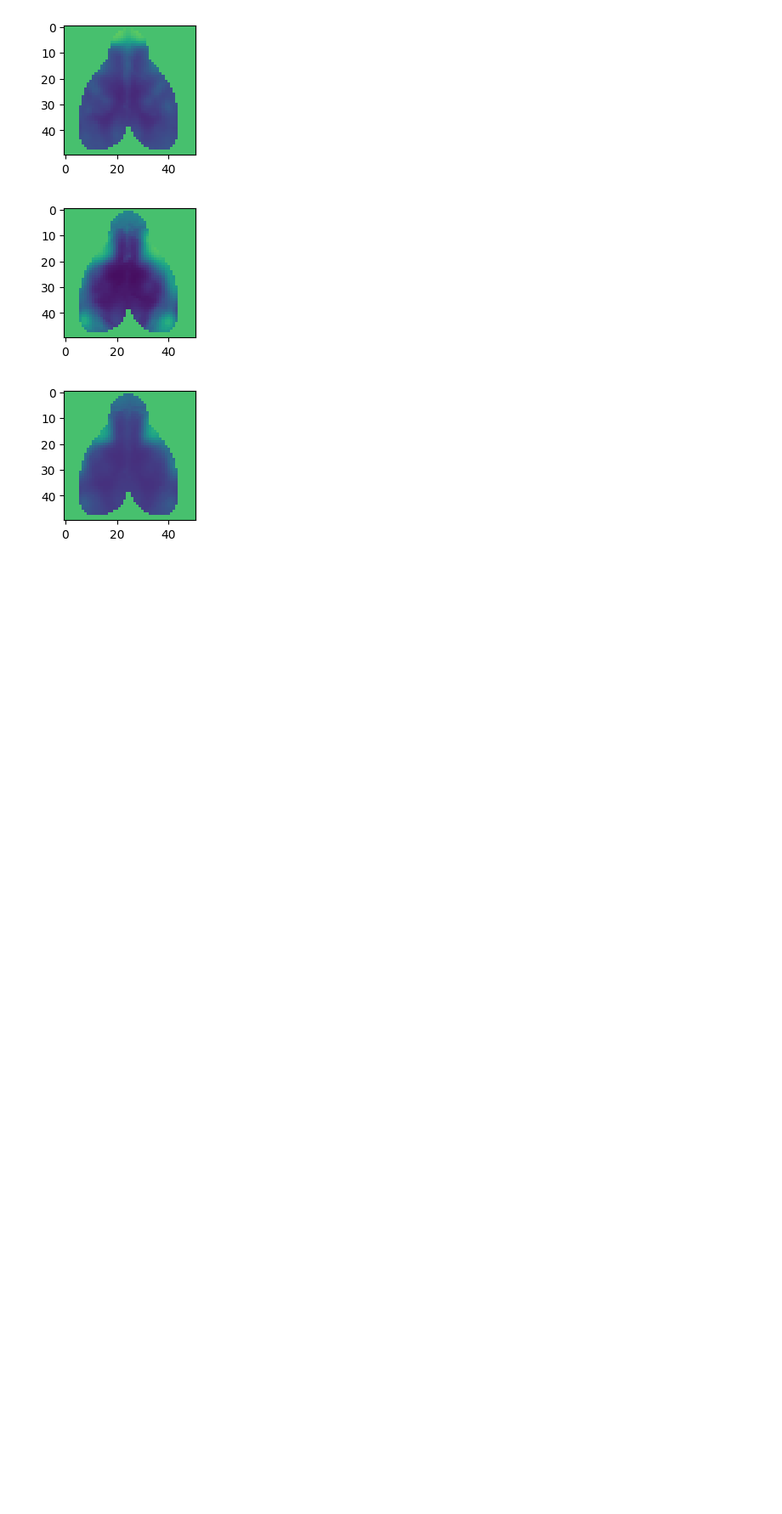
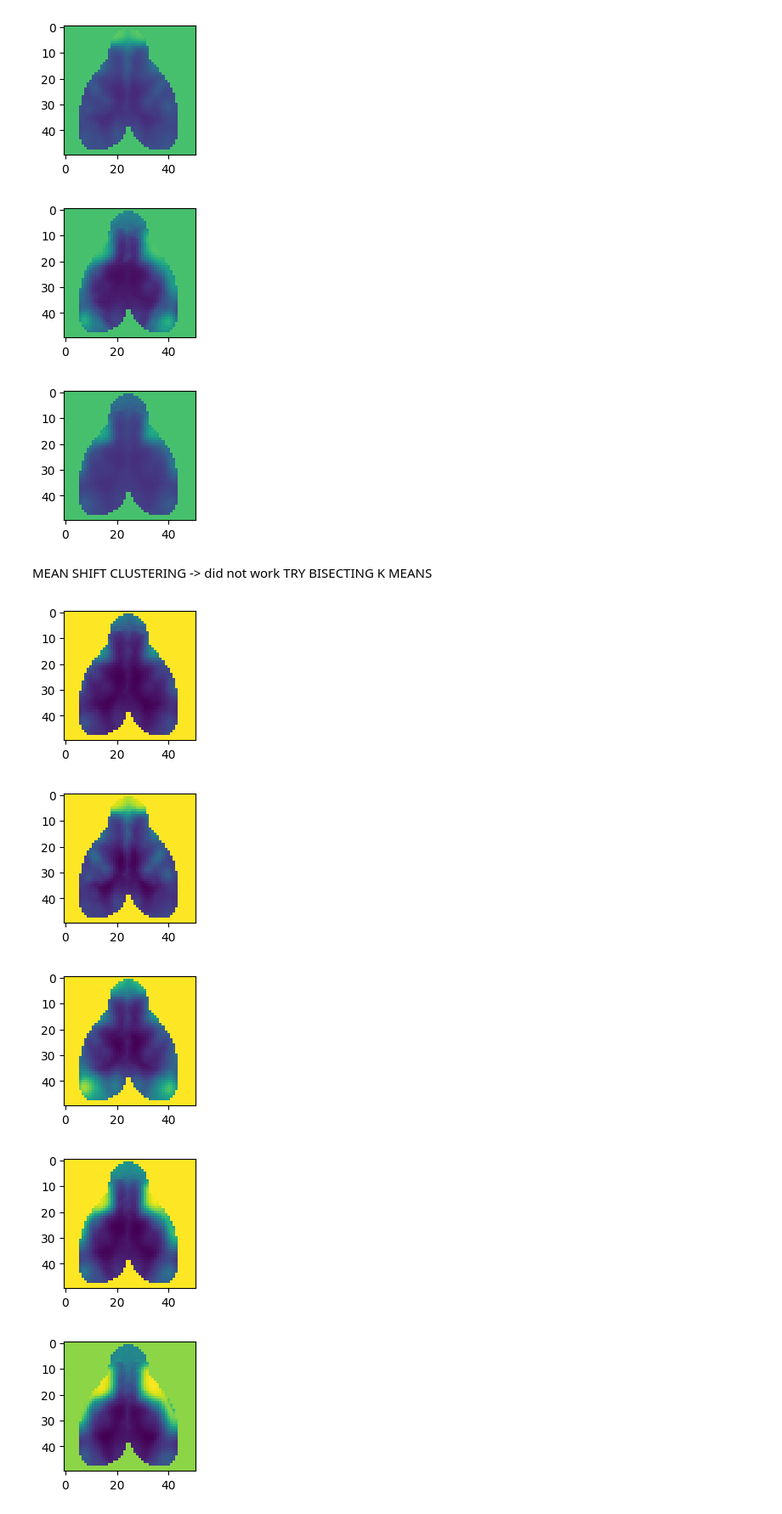
Before and after one commit to alteriis/calcium_dynamics, a Jupyter notebook: compute/Compute Leida- Leading Eigenvector.ipynb, the cells around one changed output. Shown: that part at 85% size. Drawn from its saved outputs; the diff is of its cells as text; code cells hidden in the pictures; blank space fills up the shorter version.

Commit message:
added exploration of clustering algorithms after computation of leading eigenvectors. In particular, worked on ICA + kmeans promising approach. Removed useless analysis to analyze ICA

```diff
--- a/compute/Compute Leida- Leading Eigenvector.ipynb
+++ b/compute/Compute Leida- Leading Eigenvector.ipynb
@@ -50,10 +20,15 @@ final_mask = downsampled_tight_mask>0
 # %%
 h=300
 w=304
+H = 50
+W = 51
 connectivity_thr = 0.2
 window_size = 140
 
 start = 0
 end = 25000
 connectivity_thr = 0.2
+
+names = ["NXAK22.1A","NXAK14.1A","NXAK7.1B","NXAK4.1B","NRXN78.1D","NRXN78.1A"]
+names_knock = ["NXAK24.1C","NXAK20.1B","NXAK16.1B","NXAK10.1A","NXAK4.1A","NRXN71.2A"]
 # %%
@@ -115,7 +85,7 @@ for name in names+names_knock: # first one already done
 # %%
 #eigenvectors_wild = np.empty((0,signals.shape[0]))
 #eigenvectors_knock = np.empty((0,signals.shape[0]))
-eigenvectors_all = np.empty((0,signals.shape[0]))
+eigenvectors_all = np.empty((0,1258)) # to change this!!!!!
 
 # load clustered data
 
@@ -124,10 +94,3 @@ for name in names+names_knock:
     data = '/home/k21208334/calcium_analyses/data/leading_eigenvectors/' + name + ".npy"
     centr = np.load(data)
     eigenvectors_all = np.vstack((eigenvectors_all,centr))
-# %%
-def plot_centrality(degree,H,W,good_indices,mi,ma):
-    degree_all = np.zeros(H*W)
-    degree_all[good_indices] = degree
-    fig,ax = plt.subplots()
-    ax.imshow(np.reshape(degree_all,(H,W)),vmin=mi,vmax=ma)
-    return fig
@@ -175,3 +138,23 @@ for i,centroid in enumerate(km.cluster_centers_):
 [figure]
 [figure]
 [figure]
+# %% [markdown]
+MEAN SHIFT CLUSTERING -> did not work
+TRY BISECTING K MEANS
+# %%
+from sklearn.cluster import BisectingKMeans
+bisect_means = BisectingKMeans(n_clusters=5, random_state=0).fit(eigenvectors_all)
+# %%
+cluster_centers = bisect_means.cluster_centers_
+
+for centroid in cluster_centers:
+    fig = connectivity_measures.show_array(centroid,H,W,good_indices)
+    fig.set_size_inches(2,2)
+
+# QUESTION: maybe 5 is the right number and we just go with this?
+# %% [output]
+[figure, added]
+[figure, added]
+[figure, added]
+[figure, added]
+[figure, added]
```
Also changed, not shown: parts of 26 cells of this notebook, 2 other files.
